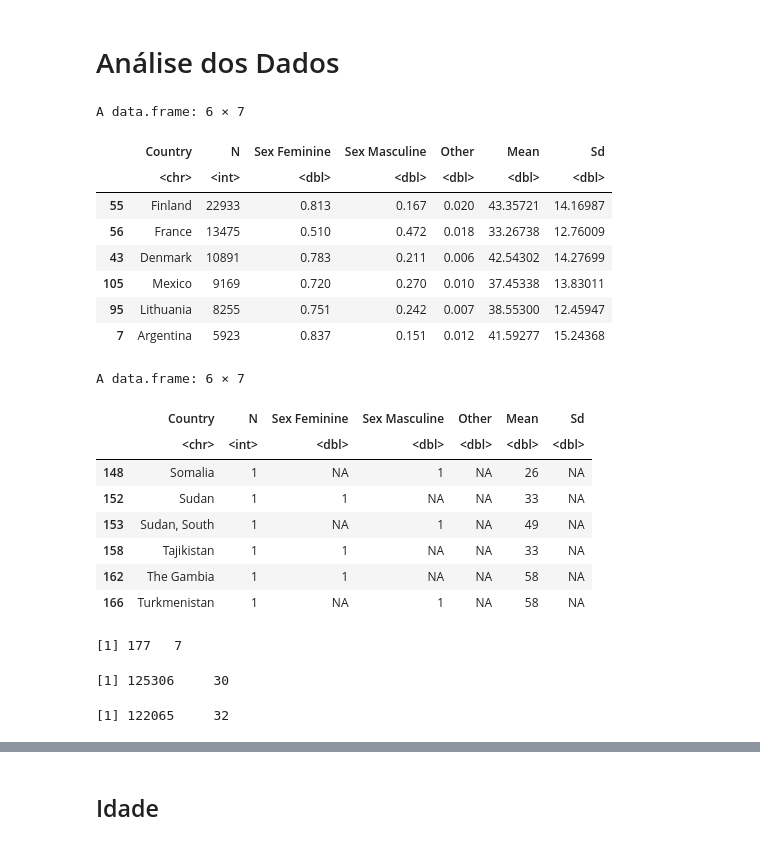
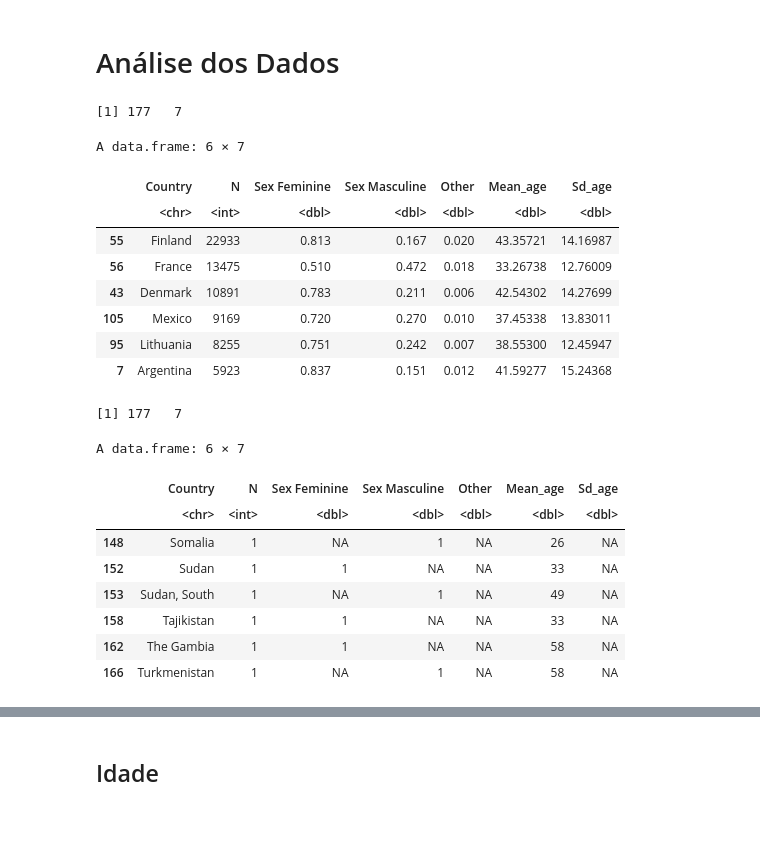
Before and after one commit to ramonferrari/trab_cadu, a Jupyter notebook: Kadu.ipynb, the cells around one changed output, grey strips where cells are left out. Cells and saved outputs as stored; diff of their text form; code cells hidden in the pictures.

```diff
--- a/Kadu.ipynb
+++ b/Kadu.ipynb
@@ -167,36 +202,42 @@ model1
 # %%
 # Criação de colunas de estatísticas descritivas por PAÍS
 
-df1_names <- aggregate(x=df$Dem_age,by=list(df$Country),FUN=sum)[,1]
-df1_sum <- aggregate(x=df$Dem_gender,by=list(df$Country),FUN=length)[,2]
-df1_mean  <- aggregate(x=df$Dem_age,by=list(df$Country),FUN=mean)[,2]
-df1_sd  <- aggregate(x=df$Dem_age,by=list(df$Country),FUN=sd)[,2]
+# Organiza por país, e faz uma estatística pela variável Dem_age
+df1_names <- aggregate(x=df$Dem_age,by=list(df$Country),FUN=length)[,1]   # nomes dos países
+df1_sum <- aggregate(x=df$Dem_age,by=list(df$Country),FUN=length)[,2]     # soma de resposta por países
+df1_mean  <- aggregate(x=df$Dem_age,by=list(df$Country),FUN=mean)[,2]     # média por país
+df1_sd  <- aggregate(x=df$Dem_age,by=list(df$Country),FUN=sd)[,2]         # desvio-padrão por país
 
-df1_sex <- aggregate(x=df$Dem_gender,by=list(df$Country,df$Dem_gender),FUN=length,drop=FALSE) # Cálculo do N
+df1_sex <- aggregate(x=df$Dem_gender,by=list(df$Country,df$Dem_gender),FUN=length,drop=FALSE) # totais de casos de sex sem NAs
 df1_fem <- filter(df1_sex,df1_sex[,2]=="Female")[3]
 df1_mas <- filter(df1_sex,df1_sex[,2]=="Male")[3]
 df1_out <- filter(df1_sex,df1_sex[,2]=="Other/would rather not say")[3]
 
 df1_fem<-round(df1_fem/df1_sum,3) # Arredonda, com 3 casas decimais
 df1_mas<-round(df1_mas/df1_sum,3)
 df1_out<-1-df1_mas-df1_fem
 
+# cria um data frame auxiliar com essas variáveis criadas
 df1 <- data.frame(df1_names,df1_sum,df1_fem,df1_mas,df1_out,df1_mean,df1_sd)
-variaveis <- c("Country","N","Sex Feminine","Sex Masculine","Other","Mean","Sd")
+variaveis <- c("Country","N","Sex Feminine","Sex Masculine","Other","Mean_age","Sd_age") #nomeio as variáveis como eu quero
 names(df1) <- variaveis
 
+# organiza data.frame por número decrescente de N (respostas)
 df1 <- df1[order(df1$N),]
 df1 <- df1[order(-df1$N),]
 
-head(df1) # Visão das estatísticas descritivas para os países com maior e menor N
-tail(df1)
+# Restringe o dataset aos dados de países com mais de 200 respostas.
+df<-merge(df,df1)
+df<-filter(df,df$N>200)
+
+# Visão das estatísticas descritivas para os países com maior N
 dim(df1)
-
-paises <- df1[,1:2]
-paises$Mean_age <- df1$Mean
+head(df1)
+#tail(df1)
 # %% [output]
-A data.frame: 6 × 7
+[1] 177   7
+A data.frame: 6 × 7
-|  | Country | N | Sex Feminine | Sex Masculine | Other | Mean | Sd |
+|  | Country | N | Sex Feminine | Sex Masculine | Other | Mean_age | Sd_age |
 |  | <chr> | <int> | <dbl> | <dbl> | <dbl> | <dbl> | <dbl> |
 | 55 | Finland | 22933 | 0.813 | 0.167 | 0.020 | 43.35721 | 14.16987 |
 | 56 | France | 13475 | 0.510 | 0.472 | 0.018 | 33.26738 | 12.76009 |
@@ -204,25 +245,21 @@ A data.frame: 6 × 7
 | 105 | Mexico | 9169 | 0.720 | 0.270 | 0.010 | 37.45338 | 13.83011 |
 | 95 | Lithuania | 8255 | 0.751 | 0.242 | 0.007 | 38.55300 | 12.45947 |
 | 7 | Argentina | 5923 | 0.837 | 0.151 | 0.012 | 41.59277 | 15.24368 |
-A data.frame: 6 × 7
-|  | Country | N | Sex Feminine | Sex Masculine | Other | Mean | Sd |
-|  | <chr> | <int> | <dbl> | <dbl> | <dbl> | <dbl> | <dbl> |
-| 148 | Somalia | 1 | NA | 1 | NA | 26 | NA |
-| 152 | Sudan | 1 | 1 | NA | NA | 33 | NA |
-| 153 | Sudan, South | 1 | NA | 1 | NA | 49 | NA |
-| 158 | Tajikistan | 1 | 1 | NA | NA | 33 | NA |
-| 162 | The Gambia | 1 | 1 | NA | NA | 58 | NA |
-| 166 | Turkmenistan | 1 | NA | 1 | NA | 58 | NA |
-[1] 177   7
-# %%
-# Restringe o dataset aos dados de países com mais de 200 respostas.
-
-df_pais<-merge(df, paises)
-dim(df)
-df<-filter(df_pais,df_pais$N>200)
-dim(df)
-# %% [output]
-[1] 125306     30
-[1] 122065     32
+# %%
+# Visão das estatísticas descritivas para os países com menor N
+dim(df1)
+#head(df1)
+tail(df1)
+# %% [output]
+[1] 177   7
+A data.frame: 6 × 7
+|  | Country | N | Sex Feminine | Sex Masculine | Other | Mean_age | Sd_age |
+|  | <chr> | <int> | <dbl> | <dbl> | <dbl> | <dbl> | <dbl> |
+| 148 | Somalia | 1 | NA | 1 | NA | 26 | NA |
+| 152 | Sudan | 1 | 1 | NA | NA | 33 | NA |
+| 153 | Sudan, South | 1 | NA | 1 | NA | 49 | NA |
+| 158 | Tajikistan | 1 | 1 | NA | NA | 33 | NA |
+| 162 | The Gambia | 1 | 1 | NA | NA | 58 | NA |
+| 166 | Turkmenistan | 1 | NA | 1 | NA | 58 | NA |
 # %%
 # Exportação de dados para criação de mapas
```
Also changed, not shown: parts of 22 cells of this notebook.
